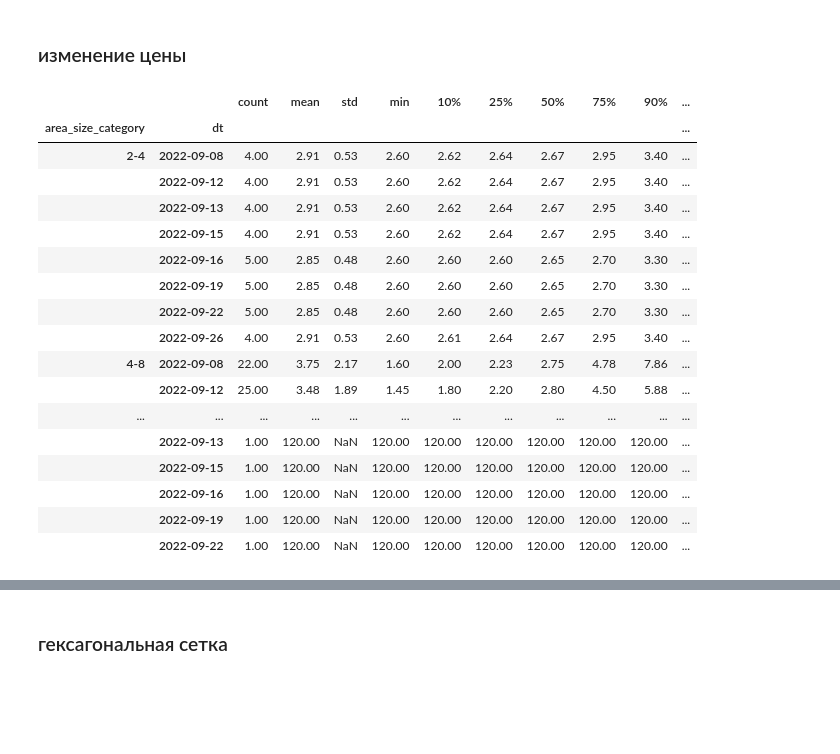
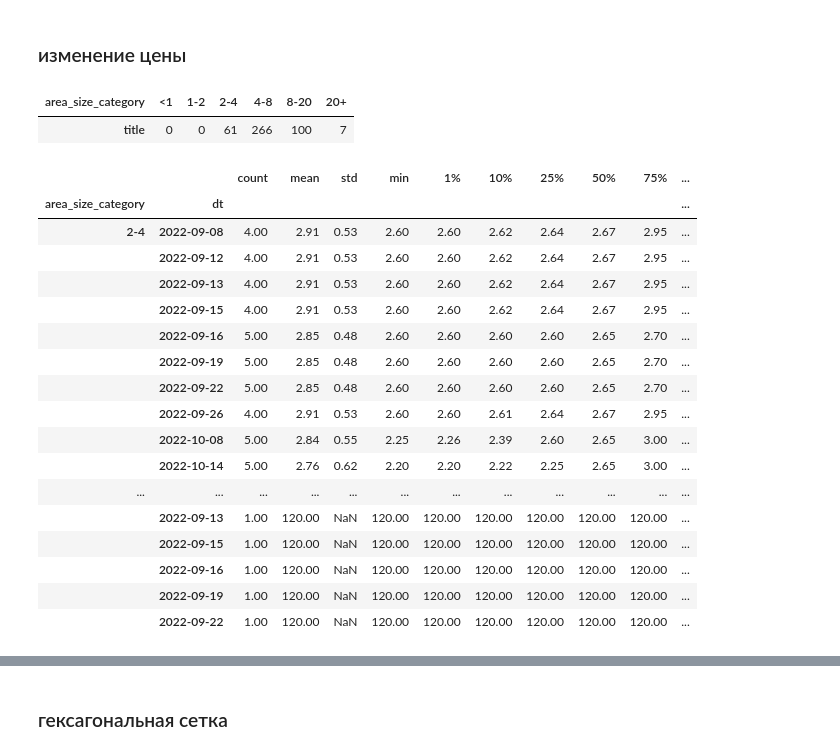
Before and after one commit to smechanoid/avito-parser, a Jupyter notebook: 07b-analysis-land.ipynb, the cells around one changed output, grey strips where cells are left out. Saved outputs shown, nothing was run; the diff lists cells and outputs as text; code cells hidden in the pictures; blank space fills up the shorter version.

```diff
--- a/07b-analysis-land.ipynb
+++ b/07b-analysis-land.ipynb
@@ -238,26 +245,35 @@ gdf_[gdf_['ts']>ts][cols].explore( 'area_size_category',legend=True)
 [interactive output not drawn]
 # %% [markdown]
 ### изменение цены
+# %%
+( # количество предложений
+    gdf_.query('priceM>1.')
+    .groupby(['area_size_category'])
+    [['title']].count()
+).T
+# %% [output]
+| area_size_category | <1 | 1-2 | 2-4 | 4-8 | 8-20 | 20+ |
+| title | 0 | 0 | 61 | 266 | 100 | 7 |
 # %%
 stat = (
     gdf_.query('priceM>1.')
     .groupby(['area_size_category','dt'])
-    ['priceM'].describe(percentiles=[.1,.25,.5,.75,.9])
+    ['priceM'].describe(percentiles=[.01,.1,.25,.5,.75,.9])
 )
 stat
 # %% [output]
-|  |  | count | mean | std | min | 10% | 25% | 50% | 75% | 90% | ... |
+|  |  | count | mean | std | min | 1% | 10% | 25% | 50% | 75% | ... |
 | area_size_category | dt |  |  |  |  |  |  |  |  |  | ... |
-| 2-4 | 2022-09-08 | 4.00 | 2.91 | 0.53 | 2.60 | 2.62 | 2.64 | 2.67 | 2.95 | 3.40 | ... |
-|  | 2022-09-12 | 4.00 | 2.91 | 0.53 | 2.60 | 2.62 | 2.64 | 2.67 | 2.95 | 3.40 | ... |
-|  | 2022-09-13 | 4.00 | 2.91 | 0.53 | 2.60 | 2.62 | 2.64 | 2.67 | 2.95 | 3.40 | ... |
-|  | 2022-09-15 | 4.00 | 2.91 | 0.53 | 2.60 | 2.62 | 2.64 | 2.67 | 2.95 | 3.40 | ... |
-|  | 2022-09-16 | 5.00 | 2.85 | 0.48 | 2.60 | 2.60 | 2.60 | 2.65 | 2.70 | 3.30 | ... |
-|  | 2022-09-19 | 5.00 | 2.85 | 0.48 | 2.60 | 2.60 | 2.60 | 2.65 | 2.70 | 3.30 | ... |
-|  | 2022-09-22 | 5.00 | 2.85 | 0.48 | 2.60 | 2.60 | 2.60 | 2.65 | 2.70 | 3.30 | ... |
-|  | 2022-09-26 | 4.00 | 2.91 | 0.53 | 2.60 | 2.61 | 2.64 | 2.67 | 2.95 | 3.40 | ... |
-| 4-8 | 2022-09-08 | 22.00 | 3.75 | 2.17 | 1.60 | 2.00 | 2.23 | 2.75 | 4.78 | 7.86 | ... |
-|  | 2022-09-12 | 25.00 | 3.48 | 1.89 | 1.45 | 1.80 | 2.20 | 2.80 | 4.50 | 5.88 | ... |
+| 2-4 | 2022-09-08 | 4.00 | 2.91 | 0.53 | 2.60 | 2.60 | 2.62 | 2.64 | 2.67 | 2.95 | ... |
+|  | 2022-09-12 | 4.00 | 2.91 | 0.53 | 2.60 | 2.60 | 2.62 | 2.64 | 2.67 | 2.95 | ... |
+|  | 2022-09-13 | 4.00 | 2.91 | 0.53 | 2.60 | 2.60 | 2.62 | 2.64 | 2.67 | 2.95 | ... |
+|  | 2022-09-15 | 4.00 | 2.91 | 0.53 | 2.60 | 2.60 | 2.62 | 2.64 | 2.67 | 2.95 | ... |
+|  | 2022-09-16 | 5.00 | 2.85 | 0.48 | 2.60 | 2.60 | 2.60 | 2.60 | 2.65 | 2.70 | ... |
+|  | 2022-09-19 | 5.00 | 2.85 | 0.48 | 2.60 | 2.60 | 2.60 | 2.60 | 2.65 | 2.70 | ... |
+|  | 2022-09-22 | 5.00 | 2.85 | 0.48 | 2.60 | 2.60 | 2.60 | 2.60 | 2.65 | 2.70 | ... |
+|  | 2022-09-26 | 4.00 | 2.91 | 0.53 | 2.60 | 2.60 | 2.61 | 2.64 | 2.67 | 2.95 | ... |
+|  | 2022-10-08 | 5.00 | 2.84 | 0.55 | 2.25 | 2.26 | 2.39 | 2.60 | 2.65 | 3.00 | ... |
+|  | 2022-10-14 | 5.00 | 2.76 | 0.62 | 2.20 | 2.20 | 2.22 | 2.25 | 2.65 | 3.00 | ... |
 | ... | ... | ... | ... | ... | ... | ... | ... | ... | ... | ... | ... |
 |  | 2022-09-13 | 1.00 | 120.00 | NaN | 120.00 | 120.00 | 120.00 | 120.00 | 120.00 | 120.00 | ... |
 |  | 2022-09-15 | 1.00 | 120.00 | NaN | 120.00 | 120.00 | 120.00 | 120.00 | 120.00 | 120.00 | ... |
```
Also changed, not shown: parts of 13 cells of this notebook, 8 other files.
